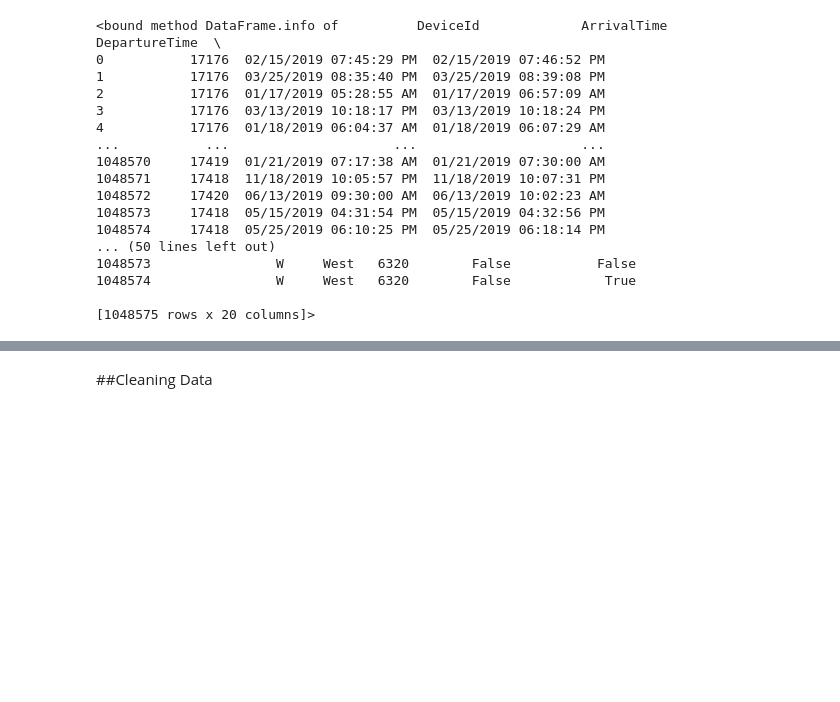
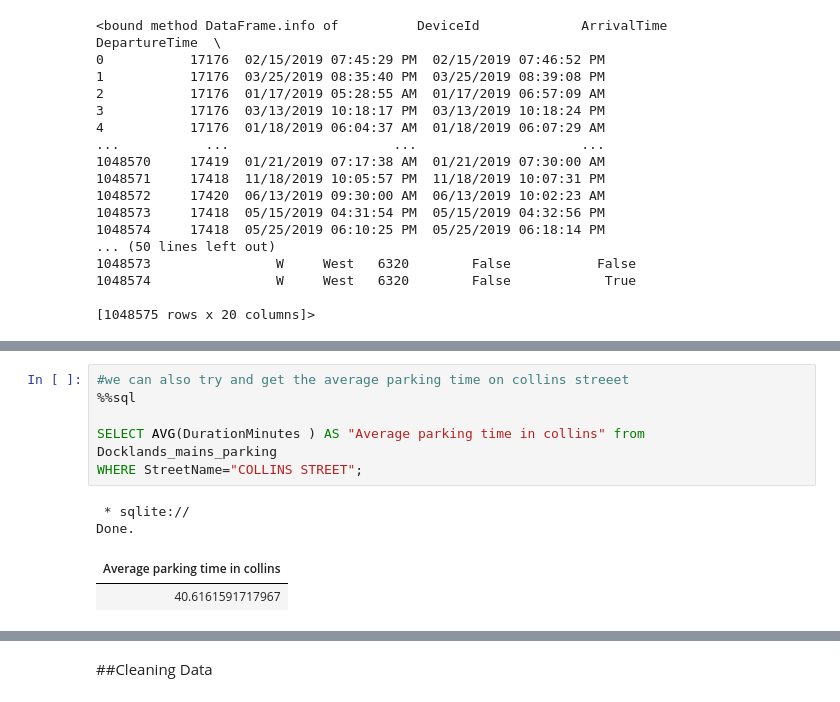
Before and after one commit to Eswa2020/Data-analysis-and-wrangling-various-projects, a Jupyter notebook: parking_system.ipynb, the cells around one changed output, grey strips where cells are left out. Saved outputs shown, nothing was run; the diff lists cells and outputs as text; blank space fills up the shorter version.

```diff
--- a/parking_system.ipynb
+++ b/parking_system.ipynb
@@ -99,0 +325,11 @@ dataq.info
+# %%
+#we can also try and get the average parking time on collins streeet
+%%sql
+
+SELECT AVG(DurationMinutes ) AS "Average parking time in collins" from Docklands_mains_parking
+WHERE StreetName="COLLINS STREET";
+# %% [output]
+ * sqlite://
+Done.
+| Average parking time in collins |
+| 40.6161591717967 |
```
Also changed, not shown: parts of 143 cells of this notebook.
